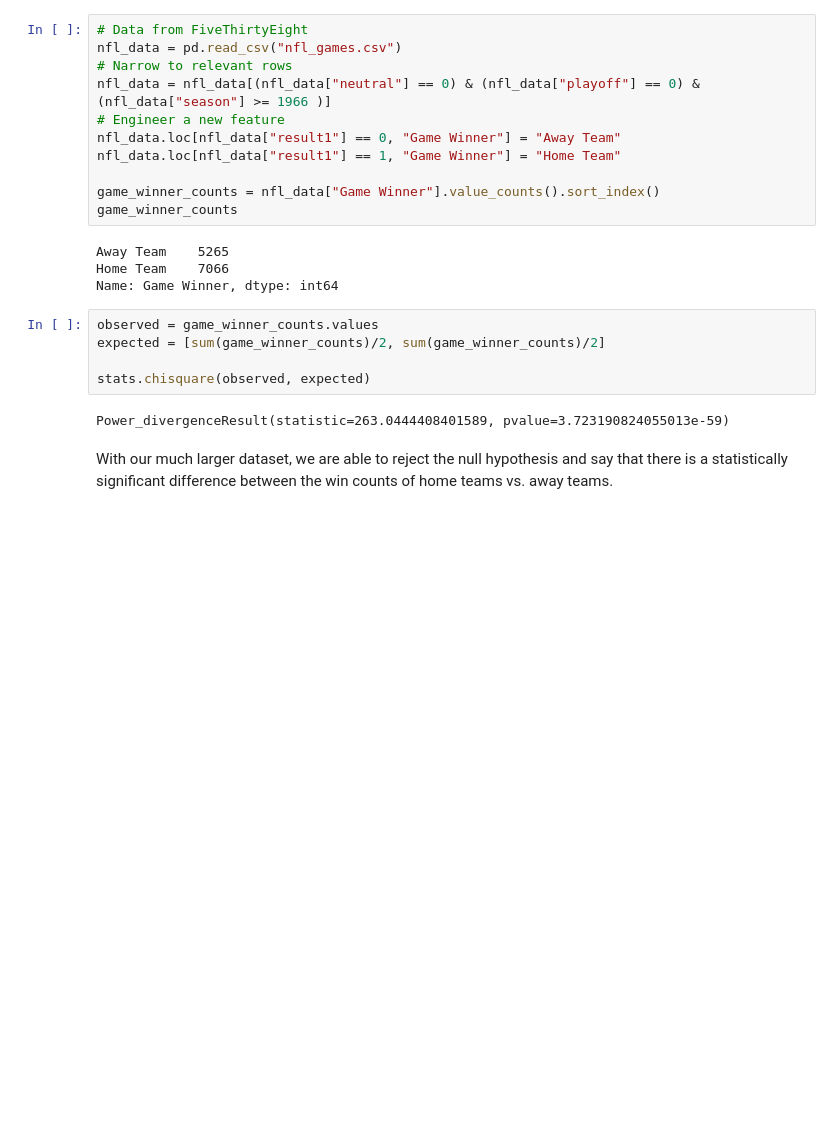
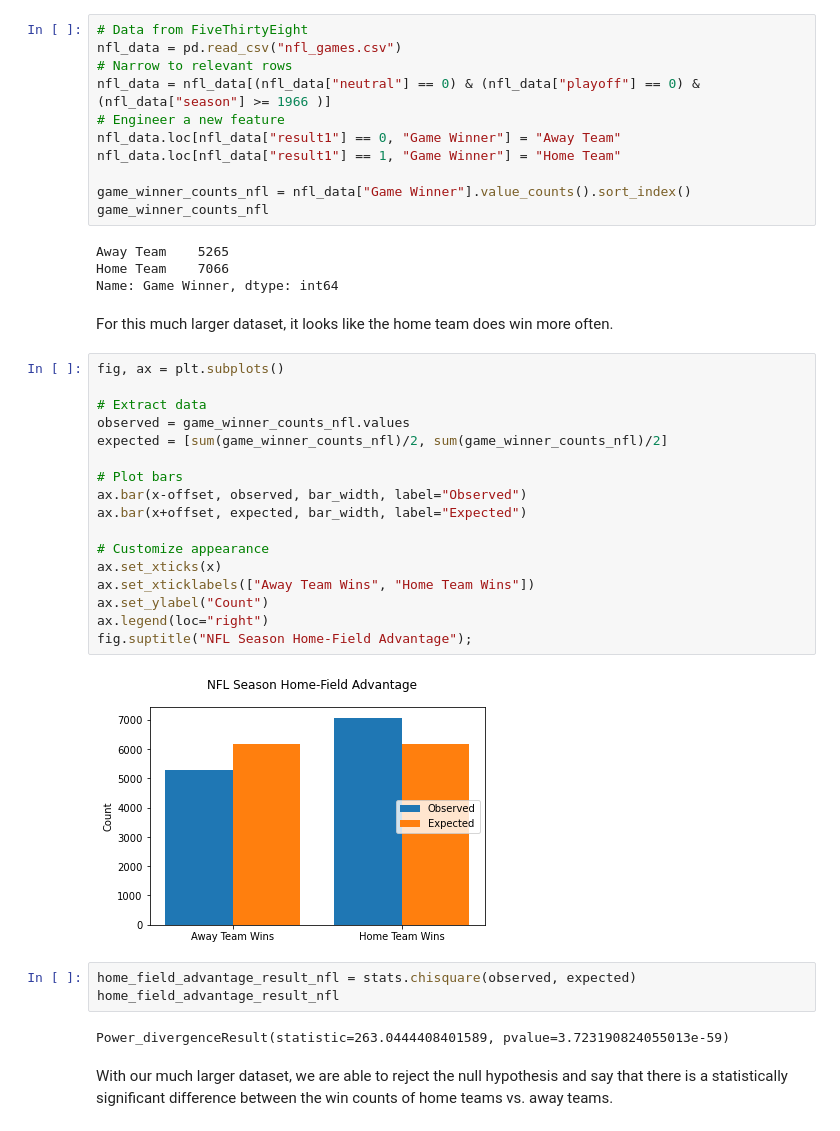
Before and after one commit to learn-co-curriculum/dsc-chi-square, a Jupyter notebook: index.ipynb, the cells around one changed output. Saved outputs shown, nothing was run; the diff lists cells and outputs as text; blank space fills up the shorter version.

```diff
--- a/index.ipynb
+++ b/index.ipynb
@@ -166,19 +184,38 @@ nfl_data = nfl_data[(nfl_data["neutral"] == 0) & (nfl_data["playoff"] == 0) & (n
 nfl_data.loc[nfl_data["result1"] == 0, "Game Winner"] = "Away Team"
 nfl_data.loc[nfl_data["result1"] == 1, "Game Winner"] = "Home Team"
 
-game_winner_counts = nfl_data["Game Winner"].value_counts().sort_index()
-game_winner_counts
+game_winner_counts_nfl = nfl_data["Game Winner"].value_counts().sort_index()
+game_winner_counts_nfl
 # %% [output]
 Away Team    5265
 Home Team    7066
 Name: Game Winner, dtype: int64
-# %%
-observed = game_winner_counts.values
-expected = [sum(game_winner_counts)/2, sum(game_winner_counts)/2]
-
-stats.chisquare(observed, expected)
-# %% [output]
-Power_divergenceResult(statistic=263.0444408401589, pvalue=3.723190824055013e-59)
+# %% [markdown]
+For this much larger dataset, it looks like the home team does win more often.
+# %%
+fig, ax = plt.subplots()
+
+# Extract data
+observed = game_winner_counts_nfl.values
+expected = [sum(game_winner_counts_nfl)/2, sum(game_winner_counts_nfl)/2]
+
+# Plot bars
+ax.bar(x-offset, observed, bar_width, label="Observed")
+ax.bar(x+offset, expected, bar_width, label="Expected")
+
+# Customize appearance
+ax.set_xticks(x)
+ax.set_xticklabels(["Away Team Wins", "Home Team Wins"])
+ax.set_ylabel("Count")
+ax.legend(loc="right")
+fig.suptitle("NFL Season Home-Field Advantage");
+# %% [output]
+[figure, added]
+# %%
+home_field_advantage_result_nfl = stats.chisquare(observed, expected)
+home_field_advantage_result_nfl
+# %% [output]
+Power_divergenceResult(statistic=263.0444408401589, pvalue=3.723190824055013e-59)
 # %% [markdown]
 With our much larger dataset, we are able to reject the null hypothesis and say that there is a statistically significant difference between the win counts of home teams vs. away teams.
 # %% [markdown]
```
Also changed, not shown: parts of 18 cells of this notebook, 10 other files.
